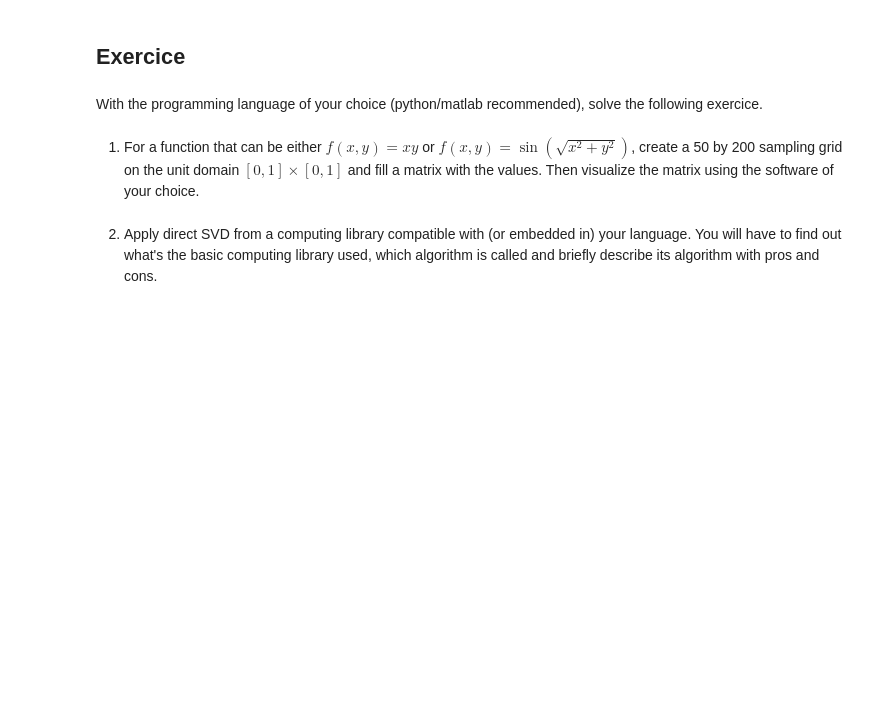
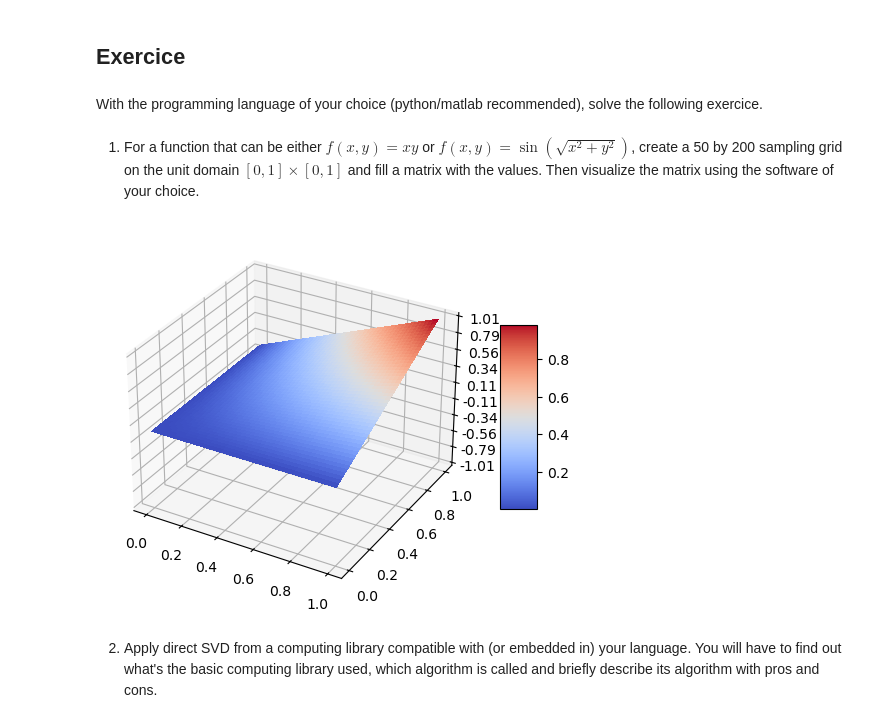
Before and after one commit to llestandi/teaching_POD, a Jupyter notebook: LRA_introduction.ipynb, the cells around one changed output. Cells and saved outputs as stored; diff of their text form; code cells hidden in the pictures; blank space fills up the shorter version.

```diff
--- a/LRA_introduction.ipynb
+++ b/LRA_introduction.ipynb
@@ -33,2 +35,43 @@ With the programming language of your choice (python/matlab recommended), solve
+# %%
+# define f(x,y)=xy
+def f(x,y):
+    return sin(sqrt(x**2+y**2))
+# define a grid with 50 points in x direction and 200 in y direction between [0 and 1]
+x=np.linspace(0,1,50)
+y=np.linspace(0,1,200)
+# %%
+import matplotlib.pyplot as plt
+import numpy as np
+
+from matplotlib import cm
+from matplotlib.ticker import LinearLocator
+
+fig, ax = plt.subplots(subplot_kw={"projection": "3d"})
+
+# Make data.
+def f(x,y):
+    return x*y
+# define a grid with 50 points in x direction and 200 in y direction between [0 and 1]
+x=np.linspace(0,1,50)
+y=np.linspace(0,1,200)
+X, Y = np.meshgrid(x, y)
+A = f(X,Y)
+
+# Plot the surface.
+surf = ax.plot_surface(X, Y, A, cmap=cm.coolwarm,
+                       linewidth=0, antialiased=False)
+
+# Customize the z axis.
+ax.set_zlim(-1.01, 1.01)
+ax.zaxis.set_major_locator(LinearLocator(10))
+# A StrMethodFormatter is used automatically
+ax.zaxis.set_major_formatter('{x:.02f}')
+
+# Add a color bar which maps values to colors.
+fig.colorbar(surf, shrink=0.5, aspect=5)
+
+plt.show()
+# %% [output]
+[figure, added]
 # %% [markdown]
 2. Apply direct SVD from a computing library compatible with (or embedded in) your language. You will have to find out what's the basic computing library used, which algorithm is called and briefly describe its algorithm with pros and cons.
```
Also changed, not shown: parts of 3 cells of this notebook.
